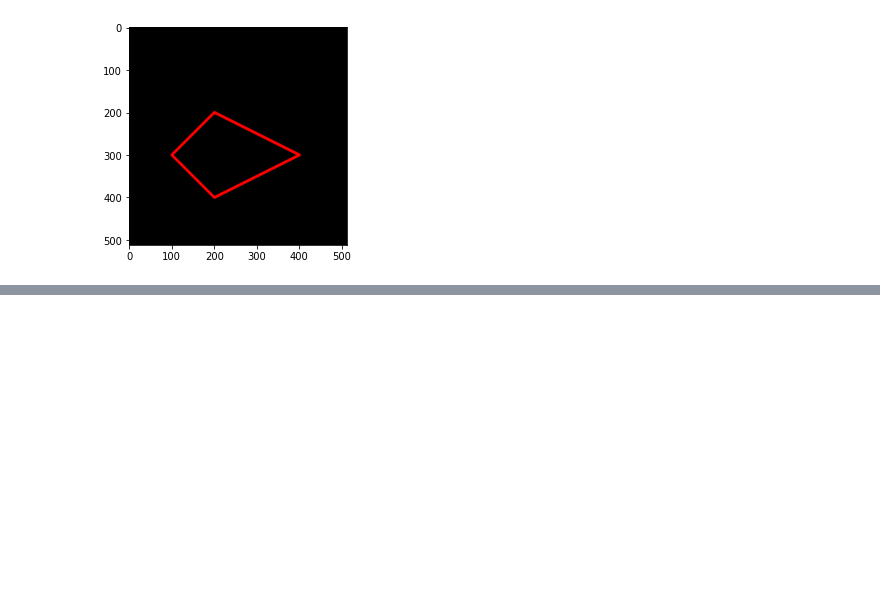
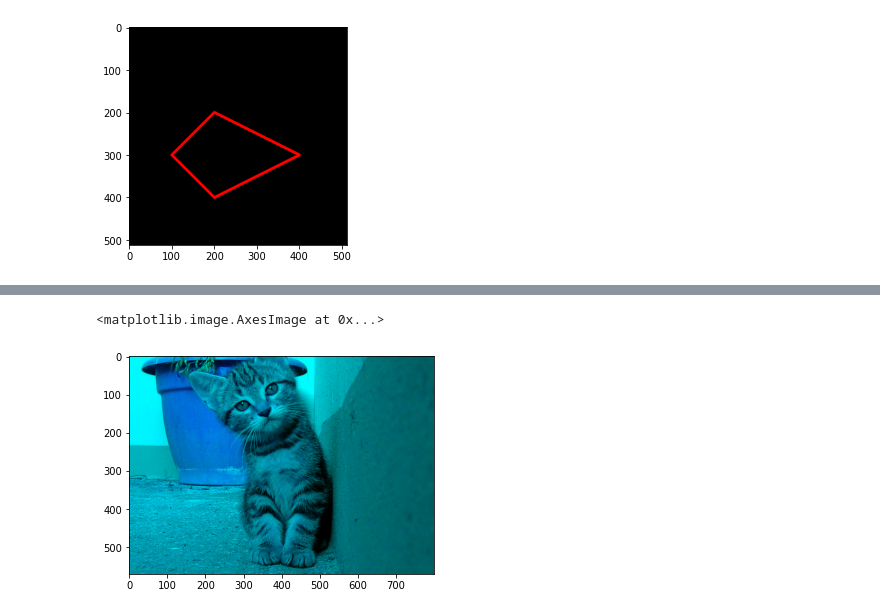
Before and after one commit to wahyupratama18/PCVK_Genap_2022, a Jupyter notebook: Week 2.ipynb, the cells around one changed output, grey strips where cells are left out. Cells and saved outputs as stored; diff of their text form; code cells hidden in the pictures; blank space fills up the shorter version.

```diff
--- a/Week 2.ipynb
+++ b/Week 2.ipynb
@@ -150,0 +161,8 @@ plt.imshow(black2)
+# %%
+#1 - GB
+gb = img.copy()
+gb[:,:,0] = 0
+plt.imshow(gb)
+# %% [output]
+<matplotlib.image.AxesImage at 0x...>
+[figure, added]
```
Also changed, not shown: parts of 4 cells of this notebook.
